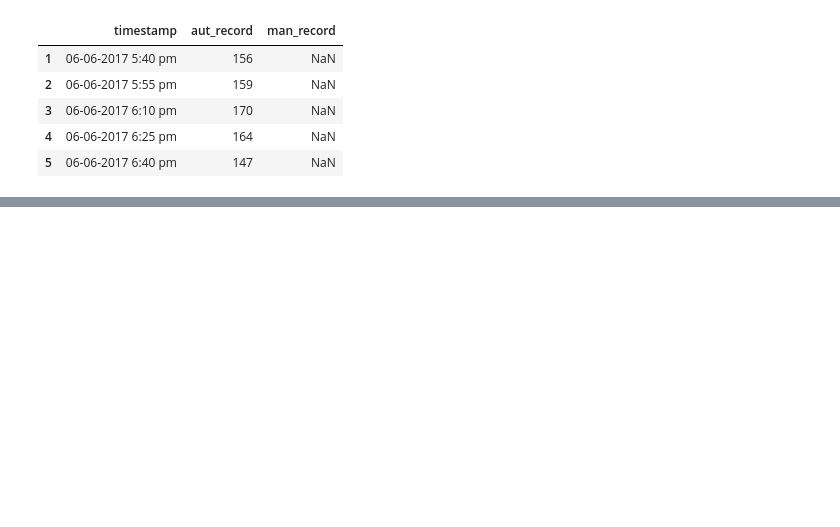
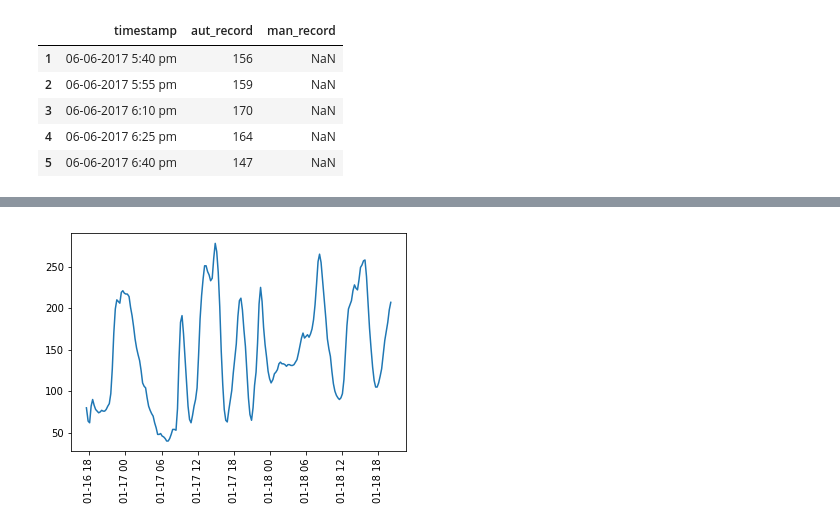
Before and after one commit to juan-arevalo/sugar_level_prediction, a Jupyter notebook: explore/data_exploration.ipynb, the cells around one changed output, grey strips where cells are left out. Saved outputs shown, nothing was run; the diff lists cells and outputs as text; code cells hidden in the pictures; blank space fills up the shorter version.

```diff
--- a/explore/data_exploration.ipynb
+++ b/explore/data_exploration.ipynb
@@ -88,0 +80,2 @@ plt.show()
+# %%
+dfs.timestamp = pd.to_datetime(dfs.timestamp, infer_datetime_format=True)
@@ -88,0 +91,16 @@ plt.show()
+# %%
+plt.figure()
+start=np.random.randint(low=0, high=dfs.index.size)
+N = 200
+plt.plot(dfs.timestamp.values[start:start+N], dfs.aut_record.values[start:start+N])
+plt.gcf().canvas.draw()
+
+ax = plt.gca()
+locs = ax.get_xticks()
+label = ax.get_xticklabels()
+label = [l.get_text() for l in label]
+ax.set_xticklabels(label, rotation=90)
+#plt.xticks(ticks=locs[::2], labels=)
+plt.show()
+# %% [output]
+[figure, added]
```
Also changed, not shown: parts of 12 cells of this notebook.
